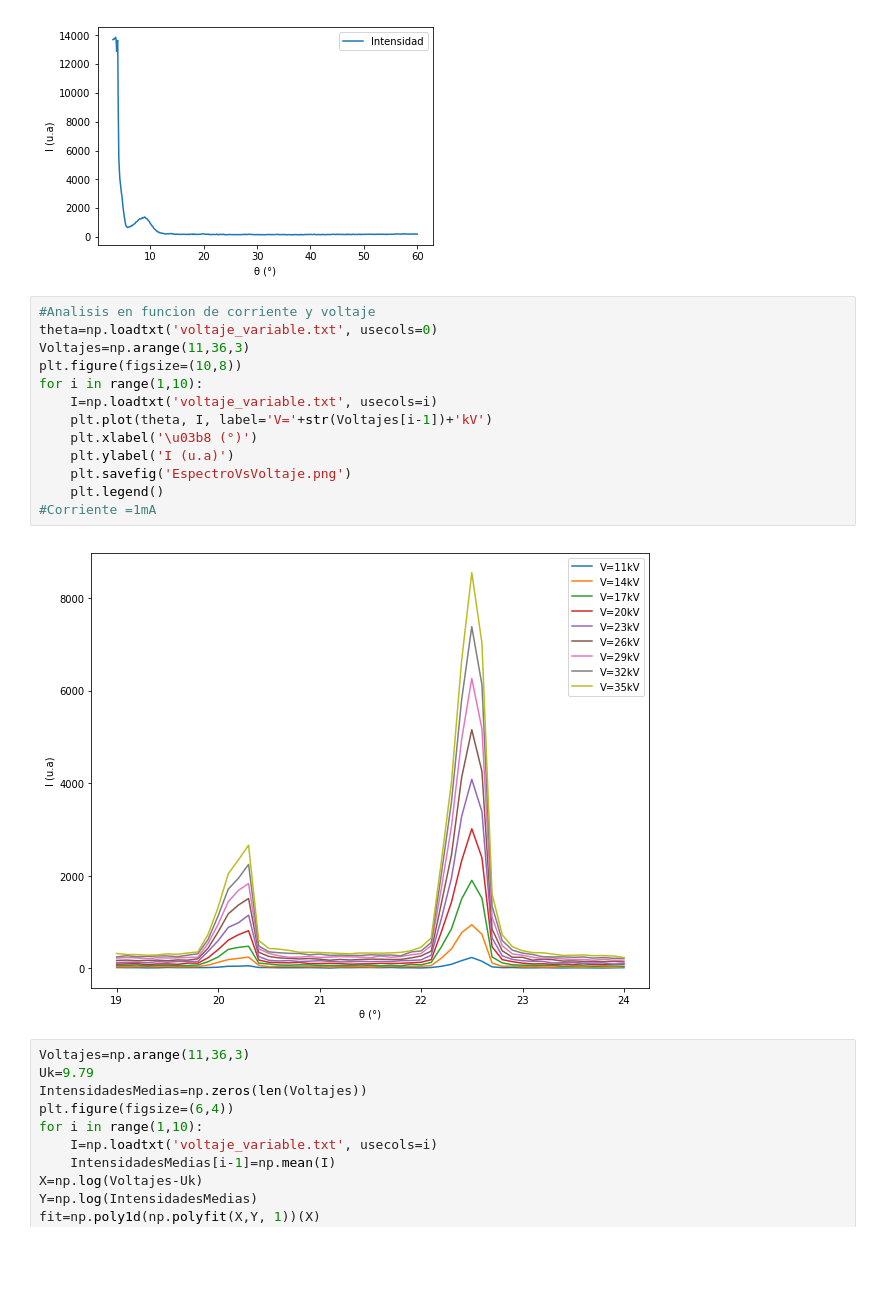
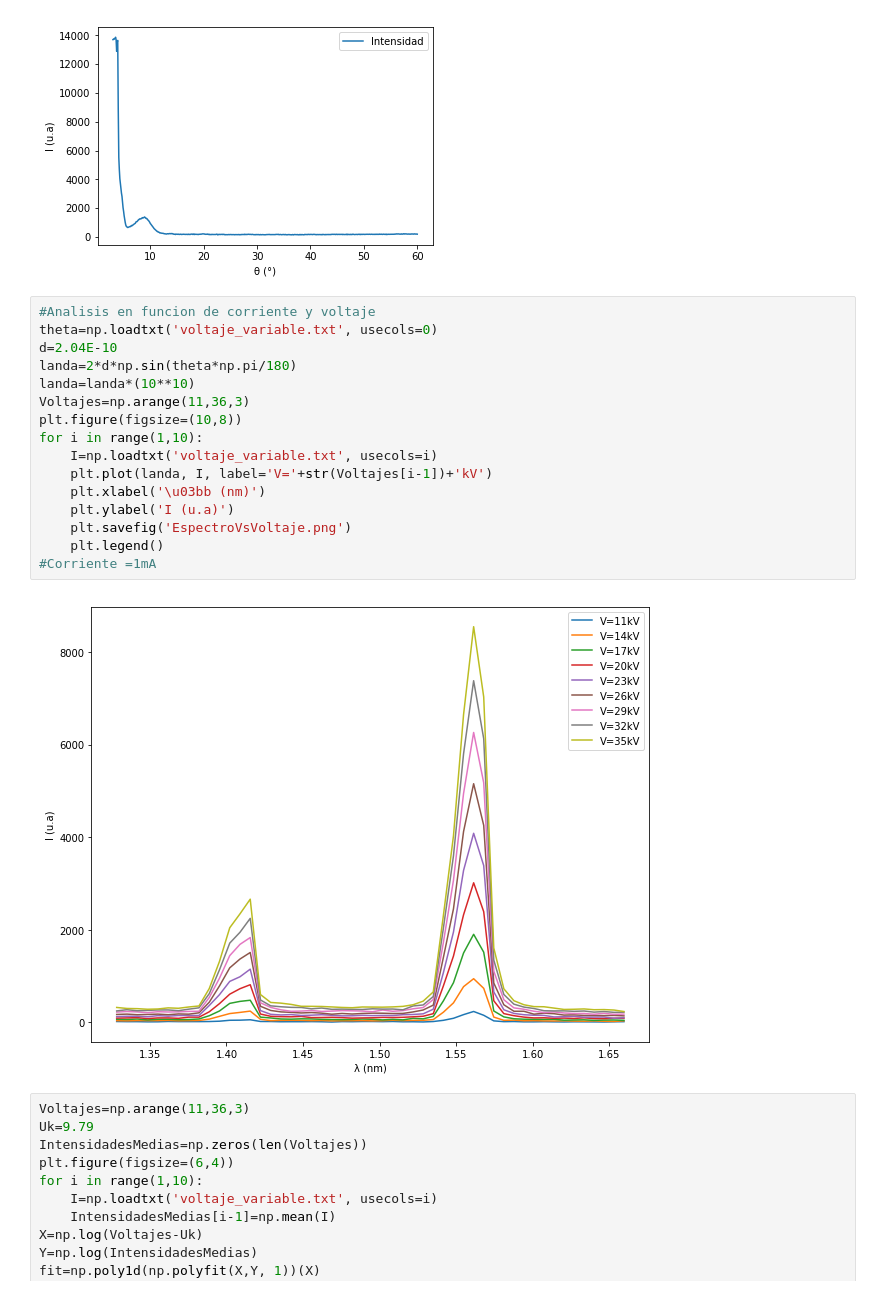
Before and after one commit to diegotg2000/RayosX, a Jupyter notebook: Analisis.ipynb, the cells around one changed output. Drawn from its saved outputs; the diff is of its cells as text; blank space fills up the shorter version.

```diff
--- a/Analisis.ipynb
+++ b/Analisis.ipynb
@@ -159,18 +159,21 @@ plt.savefig('inteanguloKBr.png')
 # %%
 #Analisis en funcion de corriente y voltaje
 theta=np.loadtxt('voltaje_variable.txt', usecols=0)
+d=2.04E-10
+landa=2*d*np.sin(theta*np.pi/180)
+landa=landa*(10**10)
 Voltajes=np.arange(11,36,3)
 plt.figure(figsize=(10,8))
 for i in range(1,10):
     I=np.loadtxt('voltaje_variable.txt', usecols=i)
-    plt.plot(theta, I, label='V='+str(Voltajes[i-1])+'kV')
-    plt.xlabel('\u03b8 (°)')
+    plt.plot(landa, I, label='V='+str(Voltajes[i-1])+'kV')
+    plt.xlabel('\u03bb (nm)')
     plt.ylabel('I (u.a)')
     plt.savefig('EspectroVsVoltaje.png')
     plt.legend()
 #Corriente =1mA
 # %% [output]
-[figure, old version]
+[figure, new version]
 # %%
 Voltajes=np.arange(11,36,3)
 Uk=9.79
```
Also changed, not shown: parts of 1 cell of this notebook, 2 other files.
